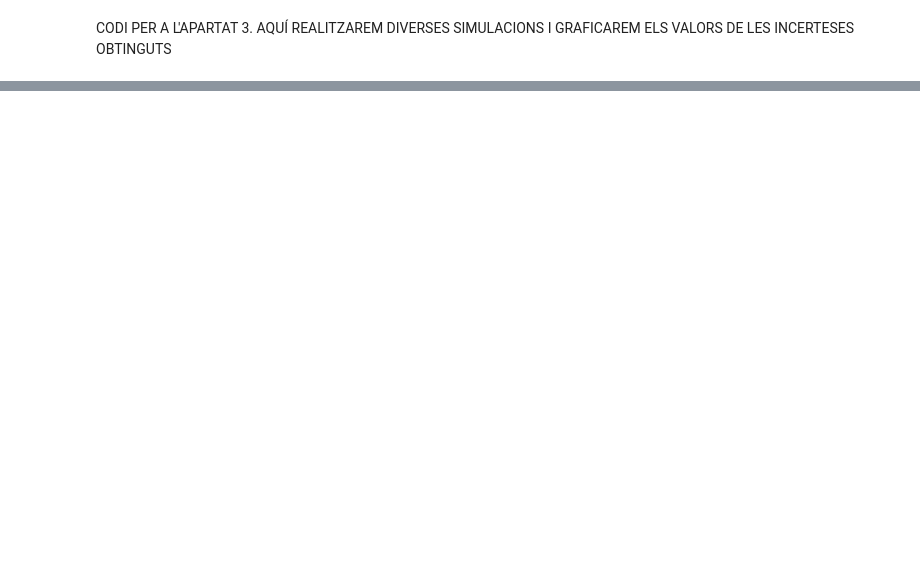
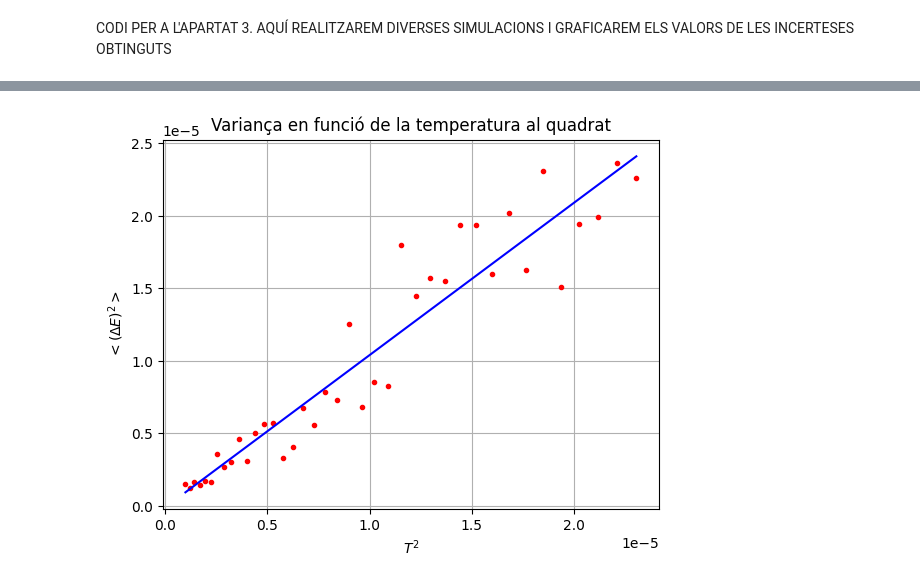
Before and after one commit to OriolCastanderSyreene/coditermo, a Jupyter notebook: codi_apartat_3.ipynb, the cells around one changed output, grey strips where cells are left out. Drawn from its saved outputs; the diff is of its cells as text; code cells hidden in the pictures; blank space fills up the shorter version.

```diff
--- a/codi_apartat_3.ipynb
+++ b/codi_apartat_3.ipynb
@@ -161,0 +168,9 @@ plt.grid()
+# %%
+plt.plot(xs, ys, "r.")
+plt.plot(xs, [results.intercept + results.slope * temp for temp in xs], "b-")
+plt.title("Variança en funció de la temperatura al quadrat")
+plt.xlabel(r'$T^{2}$')
+plt.ylabel(r'$<\left ( \Delta E \right ) ^{2}>$')
+plt.grid()
+# %% [output]
+[figure, added]
```
Also changed, not shown: parts of 5 cells of this notebook.
